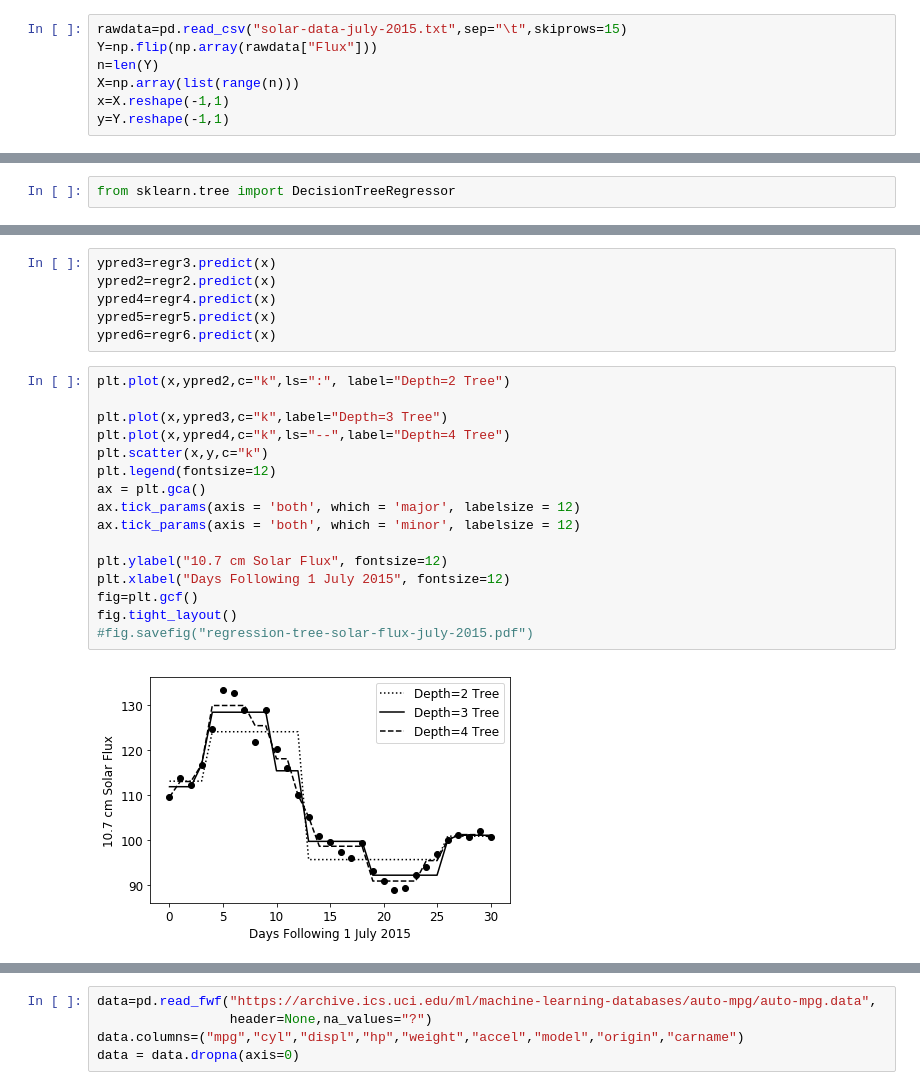
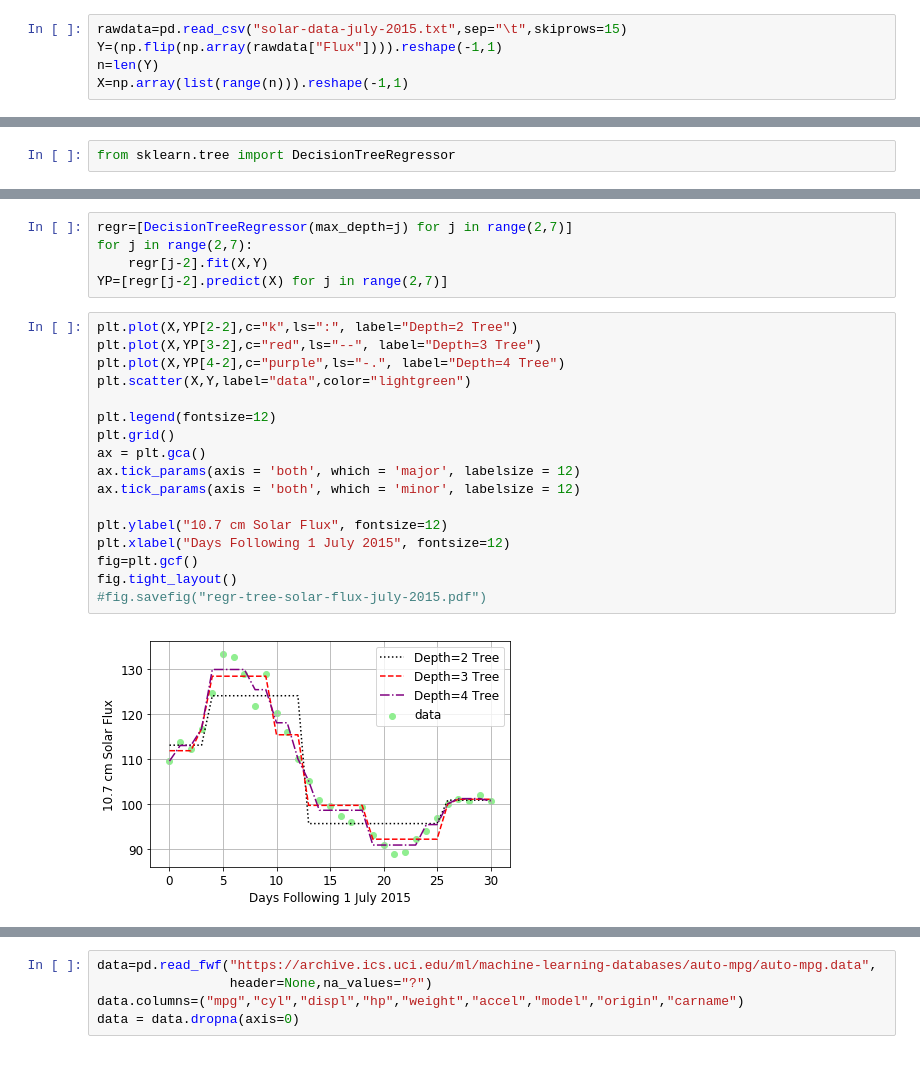
Before and after one commit to biomathman/machine-learning-in-python-book, a Jupyter notebook: notebooks/chapter-9-regression-tree.ipynb, the cells around one changed output, grey strips where cells are left out. Saved outputs shown, nothing was run; the diff lists cells and outputs as text.

```diff
--- a/notebooks/chapter-9-regression-tree.ipynb
+++ b/notebooks/chapter-9-regression-tree.ipynb
@@ -7,8 +30,6 @@ import matplotlib.pyplot as plt
 # Single feature data - solar flux for 30 days
 # %%
 rawdata=pd.read_csv("solar-data-july-2015.txt",sep="\t",skiprows=15)
-Y=np.flip(np.array(rawdata["Flux"]))
+Y=(np.flip(np.array(rawdata["Flux"]))).reshape(-1,1)
 n=len(Y)
-X=np.array(list(range(n)))
-x=X.reshape(-1,1)
-y=Y.reshape(-1,1)
+X=np.array(list(range(n))).reshape(-1,1)
@@ -40,24 +42,24 @@ DecisionTreeRegressor(criterion='mse', max_depth=6, max_features=None,
-# %%
-ypred3=regr3.predict(x)
-ypred2=regr2.predict(x)
-ypred4=regr4.predict(x)
-ypred5=regr5.predict(x)
-ypred6=regr6.predict(x)
+# %%
+regr=[DecisionTreeRegressor(max_depth=j) for j in range(2,7)]
+for j in range(2,7):
+    regr[j-2].fit(X,Y)
+YP=[regr[j-2].predict(X) for j in range(2,7)]
 # %%
-plt.plot(x,ypred2,c="k",ls=":", label="Depth=2 Tree")
+plt.plot(X,YP[2-2],c="k",ls=":", label="Depth=2 Tree")
+plt.plot(X,YP[3-2],c="red",ls="--", label="Depth=3 Tree")
+plt.plot(X,YP[4-2],c="purple",ls="-.", label="Depth=4 Tree")
+plt.scatter(X,Y,label="data",color="lightgreen")
 
-plt.plot(x,ypred3,c="k",label="Depth=3 Tree")
-plt.plot(x,ypred4,c="k",ls="--",label="Depth=4 Tree")
-plt.scatter(x,y,c="k")
 plt.legend(fontsize=12)
+plt.grid()
 ax = plt.gca()
 ax.tick_params(axis = 'both', which = 'major', labelsize = 12)
 ax.tick_params(axis = 'both', which = 'minor', labelsize = 12)
 
 plt.ylabel("10.7 cm Solar Flux", fontsize=12)
 plt.xlabel("Days Following 1 July 2015", fontsize=12)
 fig=plt.gcf()
 fig.tight_layout()
-#fig.savefig("regression-tree-solar-flux-july-2015.pdf")
+#fig.savefig("regr-tree-solar-flux-july-2015.pdf")
 # %% [output]
-[figure, old version]
+[figure, new version]
```
Also changed, not shown: parts of 30 cells of this notebook.
